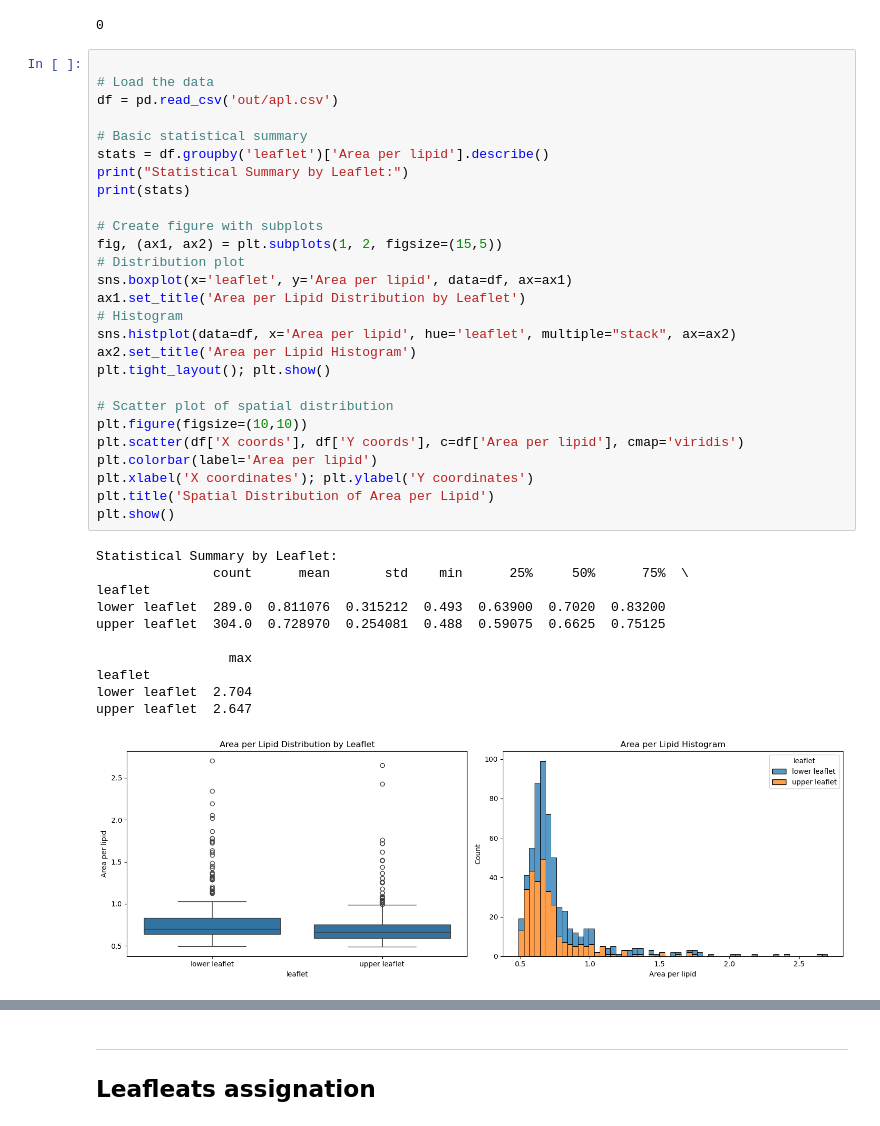
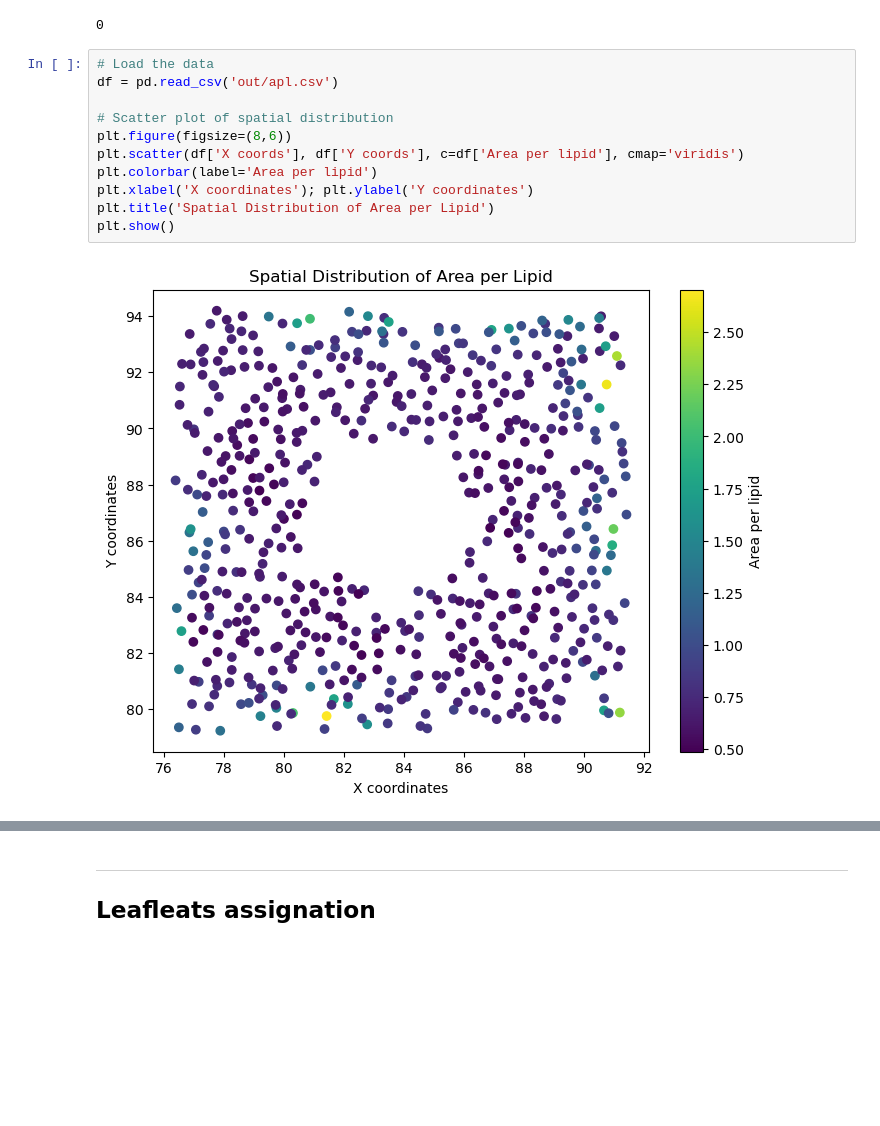
Before and after one commit to RubenChM/biobb_wf_mem, a Jupyter notebook: biobb_wf_mem/notebooks/biobb_wf_mem.ipynb, the cells around one changed output, grey strips where cells are left out. Drawn from its saved outputs; the diff is of its cells as text; blank space fills up the shorter version.

```diff
--- a/biobb_wf_mem/notebooks/biobb_wf_mem.ipynb
+++ b/biobb_wf_mem/notebooks/biobb_wf_mem.ipynb
@@ -379,41 +379,15 @@ No velocities found
 2025-02-11 16:16:39,429 [MainThread  ] [INFO ]
 0
 # %%
-
 # Load the data
 df = pd.read_csv('out/apl.csv')
 
-# Basic statistical summary
-stats = df.groupby('leaflet')['Area per lipid'].describe()
-print("Statistical Summary by Leaflet:")
-print(stats)
-
-# Create figure with subplots
-fig, (ax1, ax2) = plt.subplots(1, 2, figsize=(15,5))
-# Distribution plot
-sns.boxplot(x='leaflet', y='Area per lipid', data=df, ax=ax1)
-ax1.set_title('Area per Lipid Distribution by Leaflet')
-# Histogram
-sns.histplot(data=df, x='Area per lipid', hue='leaflet', multiple="stack", ax=ax2)
-ax2.set_title('Area per Lipid Histogram')
-plt.tight_layout(); plt.show()
-
 # Scatter plot of spatial distribution
-plt.figure(figsize=(10,10))
+plt.figure(figsize=(8,6))
 plt.scatter(df['X coords'], df['Y coords'], c=df['Area per lipid'], cmap='viridis')
 plt.colorbar(label='Area per lipid')
 plt.xlabel('X coordinates'); plt.ylabel('Y coordinates')
 plt.title('Spatial Distribution of Area per Lipid')
 plt.show()
 # %% [output]
-Statistical Summary by Leaflet:
-               count      mean       std    min      25%     50%      75%  \
-leaflet
-lower leaflet  289.0  0.811076  0.315212  0.493  0.63900  0.7020  0.83200
-upper leaflet  304.0  0.728970  0.254081  0.488  0.59075  0.6625  0.75125
-
-                 max
-leaflet
-lower leaflet  2.704
-upper leaflet  2.647
-[figure, old version]
+[figure, new version]
```
Also changed, not shown: parts of 3 cells of this notebook.
